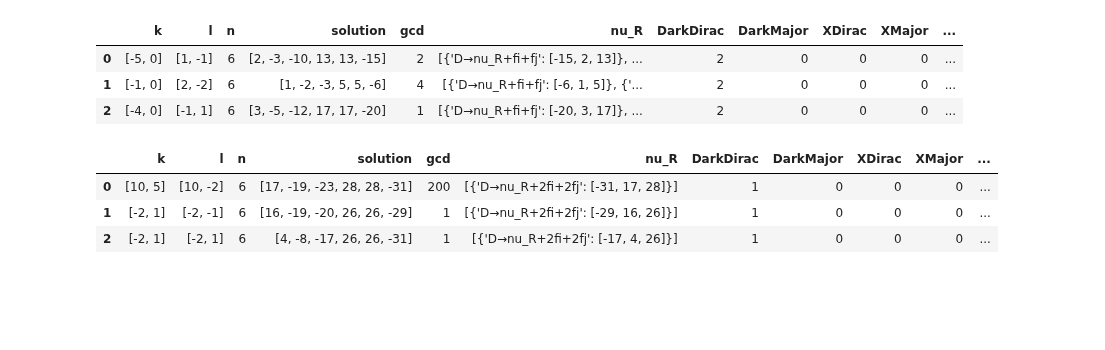
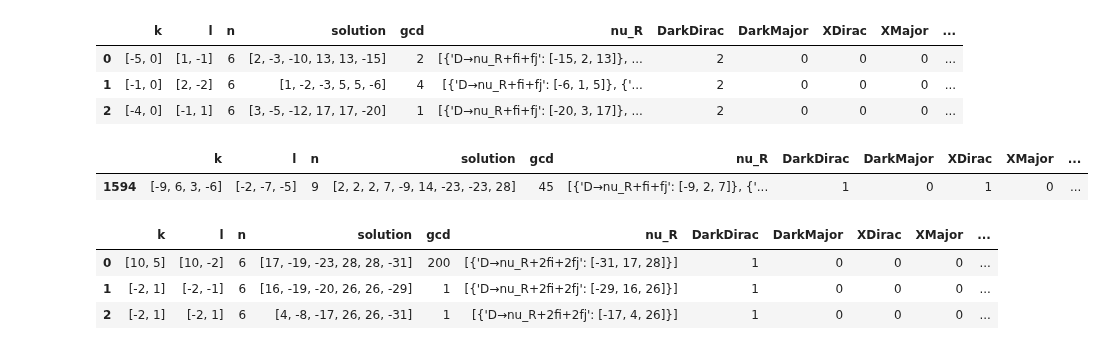
Before and after one commit to LBJ-Wade/anomaly, a Jupyter notebook: anomalysolutions.ipynb, the cells around one changed output. Cells and saved outputs as stored; diff of their text form; code cells hidden in the pictures; blank space fills up the shorter version.

```diff
--- a/anomalysolutions.ipynb
+++ b/anomalysolutions.ipynb
@@ -273,6 +273,11 @@ cl[:3]
 | 0 | [-5, 0] | [1, -1] | 6 | [2, -3, -10, 13, 13, -15] | 2 | [{'D→nu_R+fi+fj': [-15, 2, 13]}, ... | 2 | 0 | 0 | 0 | ... |
 | 1 | [-1, 0] | [2, -2] | 6 | [1, -2, -3, 5, 5, -6] | 4 | [{'D→nu_R+fi+fj': [-6, 1, 5]}, {'... | 2 | 0 | 0 | 0 | ... |
 | 2 | [-4, 0] | [-1, 1] | 6 | [3, -5, -12, 17, 17, -20] | 1 | [{'D→nu_R+fi+fj': [-20, 3, 17]}, ... | 2 | 0 | 0 | 0 | ... |
+# %%
+cl[cl['solution'].astype(str)=='[2, 2, 2, 7, -9, 14, -23, -23, 28]']
+# %% [output]
+|  | k | l | n | solution | gcd | nu_R | DarkDirac | DarkMajor | XDirac | XMajor | ... |
+| 1594 | [-9, 6, 3, -6] | [-2, -7, -5] | 9 | [2, 2, 2, 7, -9, 14, -23, -23, 28] | 45 | [{'D→nu_R+fi+fj': [-9, 2, 7]}, {'... | 1 | 0 | 1 | 0 | ... |
 # %%
 cl6=filter_solution(ds6,nmax=32)
 cl6[:3]
```
Also changed, not shown: parts of 3 cells of this notebook, 2 other files.
